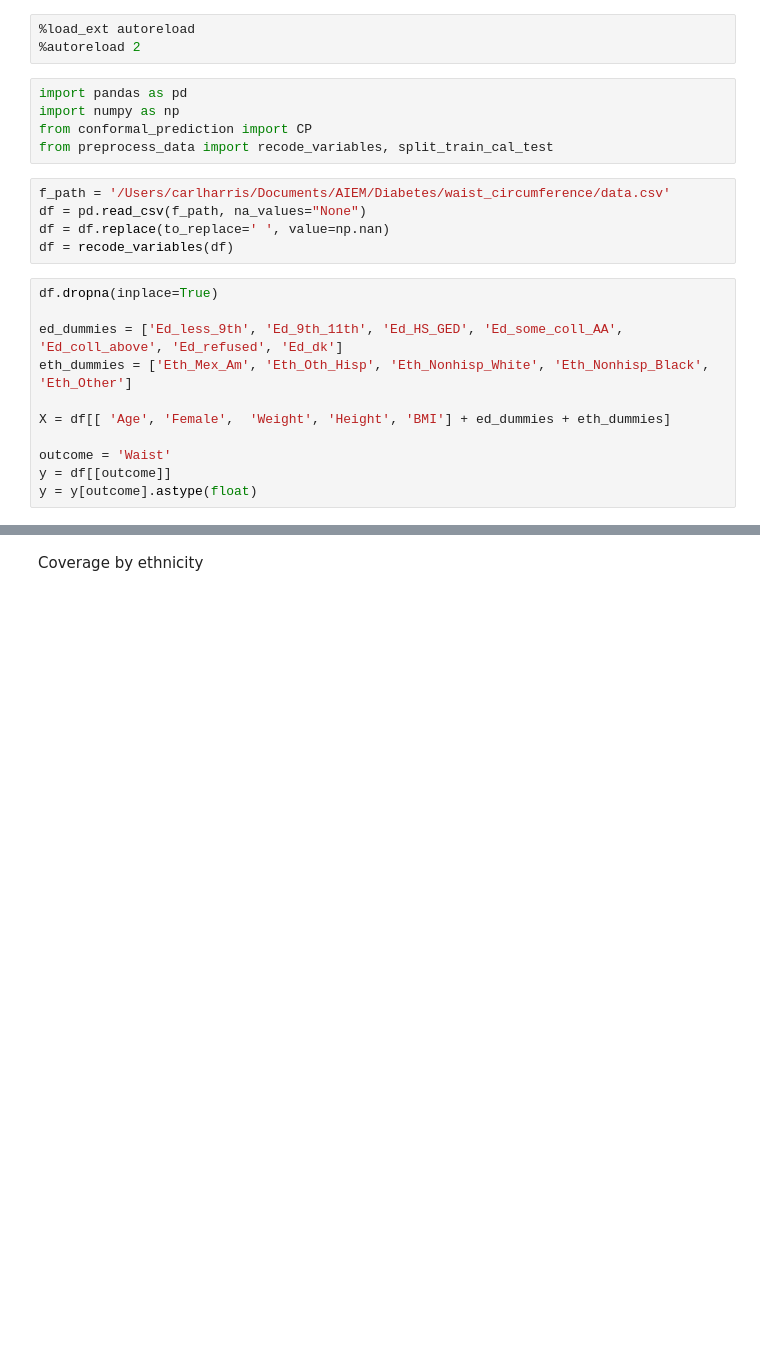
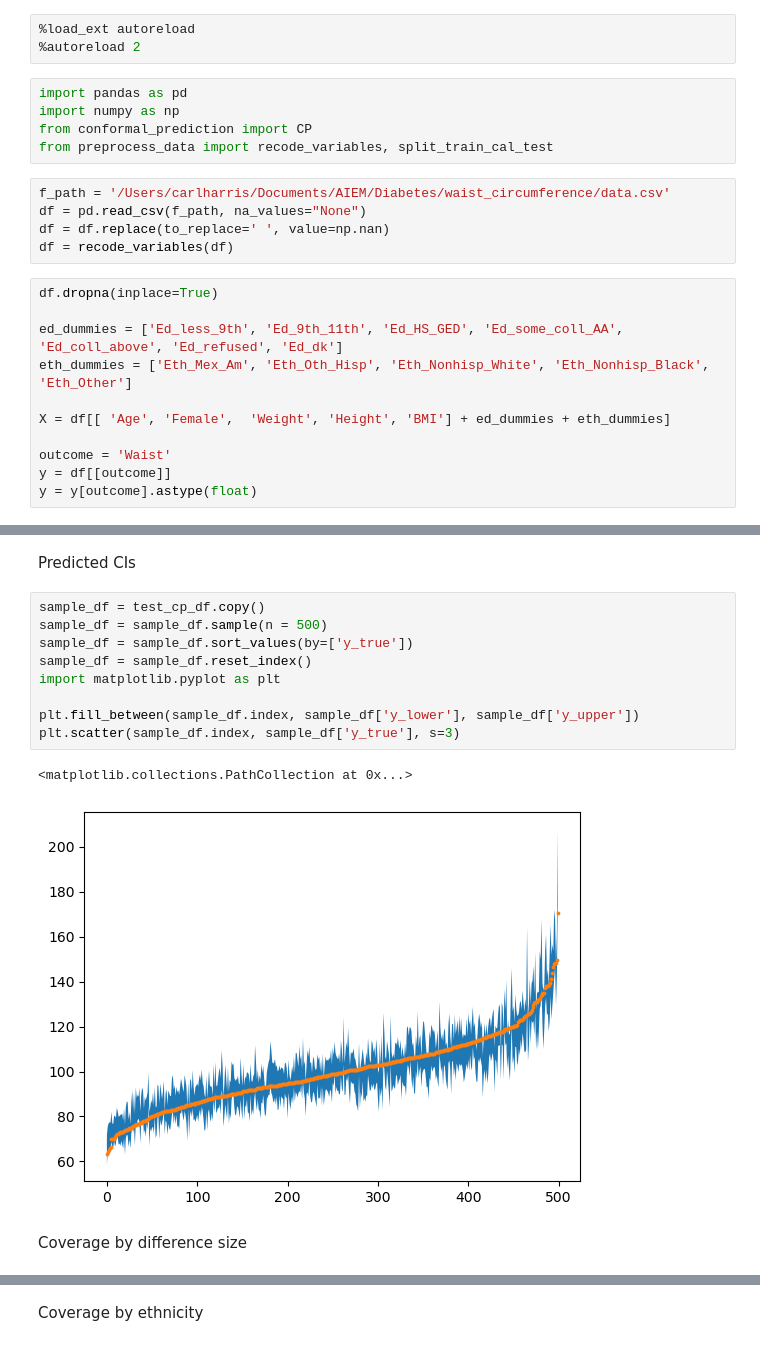
Before and after one commit to carlwharris/conformal_prediction_NHANES, a Jupyter notebook: clean_data.ipynb, the cells around one changed output, grey strips where cells are left out. Cells and saved outputs as stored; diff of their text form; blank space fills up the shorter version.

```diff
--- a/clean_data.ipynb
+++ b/clean_data.ipynb
@@ -51,0 +49,16 @@ Conformalizing with qhat=12.753586275124235
+# %% [markdown]
+Predicted CIs
+# %%
+sample_df = test_cp_df.copy()
+sample_df = sample_df.sample(n = 500)
+sample_df = sample_df.sort_values(by=['y_true'])
+sample_df = sample_df.reset_index()
+import matplotlib.pyplot as plt
+
+plt.fill_between(sample_df.index, sample_df['y_lower'], sample_df['y_upper'])
+plt.scatter(sample_df.index, sample_df['y_true'], s=3)
+# %% [output]
+<matplotlib.collections.PathCollection at 0x...>
+[figure, added]
+# %% [markdown]
+Coverage by difference size
```
Also changed, not shown: parts of 7 cells of this notebook.
